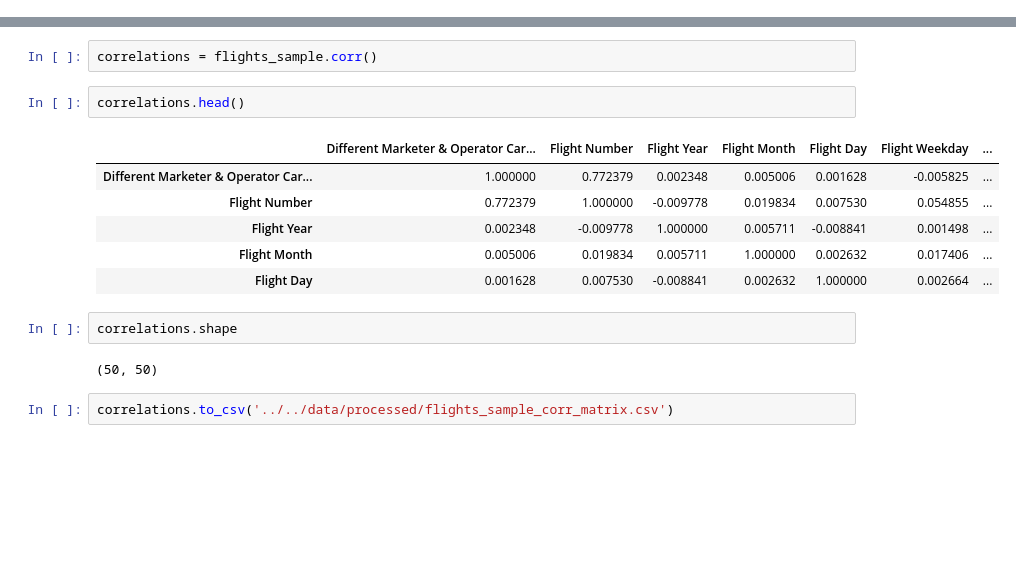
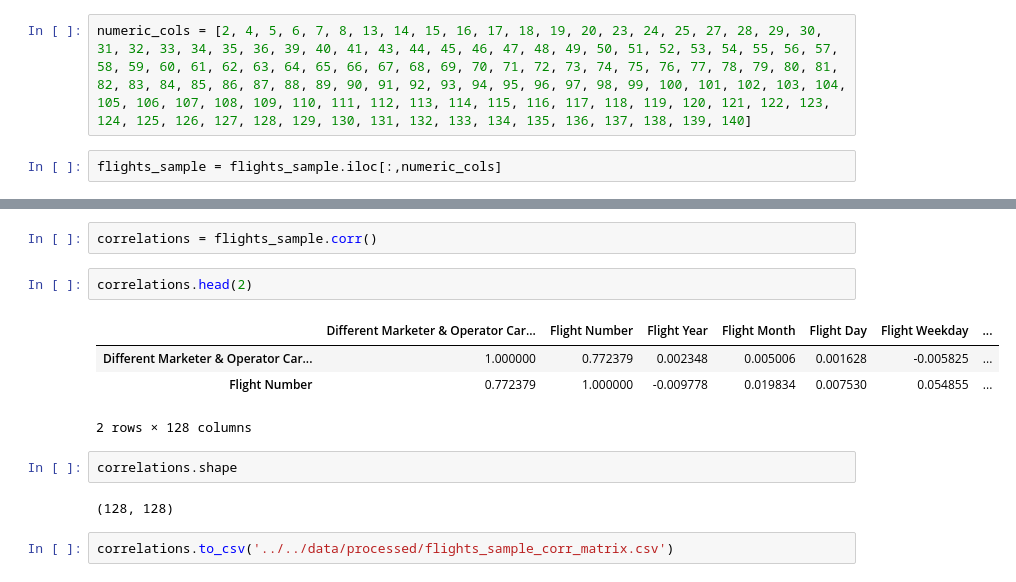
Before and after one commit to 538455/LHL_MidTermProject-Flight-Delay-Predictions, a Jupyter notebook: src/ipynb/Step_2-Modeling.ipynb, the cells around one changed output, grey strips where cells are left out. Saved outputs shown, nothing was run; the diff lists cells and outputs as text; blank space fills up the shorter version.

```diff
--- a/src/ipynb/Step_2-Modeling.ipynb
+++ b/src/ipynb/Step_2-Modeling.ipynb
@@ -31,0 +47,4 @@ memory usage: 72.2+ MB
+# %%
+numeric_cols = [2, 4, 5, 6, 7, 8, 13, 14, 15, 16, 17, 18, 19, 20, 23, 24, 25, 27, 28, 29, 30, 31, 32, 33, 34, 35, 36, 39, 40, 41, 43, 44, 45, 46, 47, 48, 49, 50, 51, 52, 53, 54, 55, 56, 57, 58, 59, 60, 61, 62, 63, 64, 65, 66, 67, 68, 69, 70, 71, 72, 73, 74, 75, 76, 77, 78, 79, 80, 81, 82, 83, 84, 85, 86, 87, 88, 89, 90, 91, 92, 93, 94, 95, 96, 97, 98, 99, 100, 101, 102, 103, 104, 105, 106, 107, 108, 109, 110, 111, 112, 113, 114, 115, 116, 117, 118, 119, 120, 121, 122, 123, 124, 125, 126, 127, 128, 129, 130, 131, 132, 133, 134, 135, 136, 137, 138, 139, 140]
+# %%
+flights_sample = flights_sample.iloc[:,numeric_cols]
@@ -32,17 +59,15 @@ memory usage: 72.2+ MB
 # %%
 correlations = flights_sample.corr()
 # %%
-correlations.head()
+correlations.head(2)
 # %% [output]
 |  | Different Marketer & Operator Car... | Flight Number | Flight Year | Flight Month | Flight Day | Flight Weekday | ... |
 | Different Marketer & Operator Car... | 1.000000 | 0.772379 | 0.002348 | 0.005006 | 0.001628 | -0.005825 | ... |
 | Flight Number | 0.772379 | 1.000000 | -0.009778 | 0.019834 | 0.007530 | 0.054855 | ... |
-| Flight Year | 0.002348 | -0.009778 | 1.000000 | 0.005711 | -0.008841 | 0.001498 | ... |
-| Flight Month | 0.005006 | 0.019834 | 0.005711 | 1.000000 | 0.002632 | 0.017406 | ... |
-| Flight Day | 0.001628 | 0.007530 | -0.008841 | 0.002632 | 1.000000 | 0.002664 | ... |
+2 rows × 128 columns
 # %%
 correlations.shape
 # %% [output]
-(50, 50)
+(128, 128)
 # %%
 correlations.to_csv('../../data/processed/flights_sample_corr_matrix.csv')
```
Also changed, not shown: parts of 5 cells of this notebook, 1 other file.
